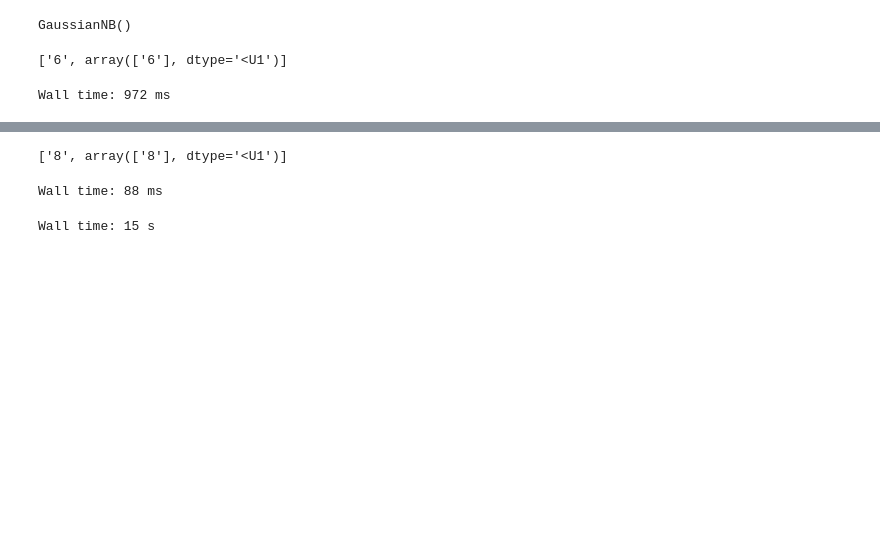
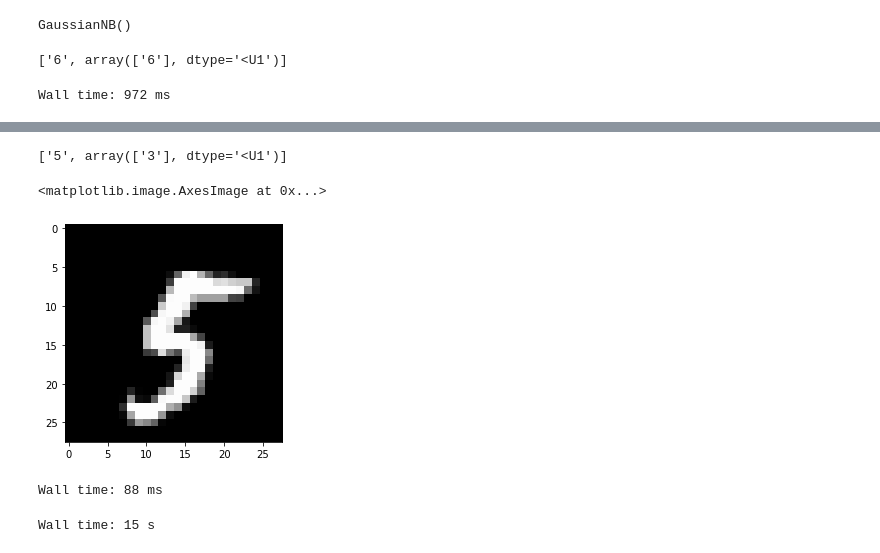
Before and after one commit to BayerAndreas/DataScience21, a Jupyter notebook: Block_5/Assignments/5_a_Classification.ipynb, the cells around one changed output, grey strips where cells are left out. Cells and saved outputs as stored; diff of their text form; code cells hidden in the pictures; blank space fills up the shorter version.

```diff
--- a/Block_5/Assignments/5_a_Classification.ipynb
+++ b/Block_5/Assignments/5_a_Classification.ipynb
@@ -69,7 +69,7 @@ from sklearn.linear_model import SGDClassifier
 from sklearn.preprocessing import StandardScaler
 from sklearn.pipeline import make_pipeline
 
-slm = make_pipeline(StandardScaler(), SGDClassifier(max_iter=1000, tol=1e-3, loss='log'))
+slm = make_pipeline(StandardScaler(), SGDClassifier(max_iter=1000, tol=1e-3, loss='log', n_jobs=-1))
 slm.fit(X_train, y_train)
 
 i = 0
@@ -80,8 +80,13 @@ Wall time: 7min 41s
 # %%
-i = 0
+i = 567
+i = 7627
+i = 65
 print([y_test[i],  slm.predict([X_test[i, :]])])
+plt.imshow(np.reshape(X_test[i,:], [28, 28]), cmap='gray')
 # %% [output]
-['8', array(['8'], dtype='<U1')]
+['5', array(['3'], dtype='<U1')]
+<matplotlib.image.AxesImage at 0x...>
+[figure, added]
 # %%
 %%time
 slmRes = slm.predict(X_test)
```
Also changed, not shown: parts of 2 cells of this notebook, 2 other files.
